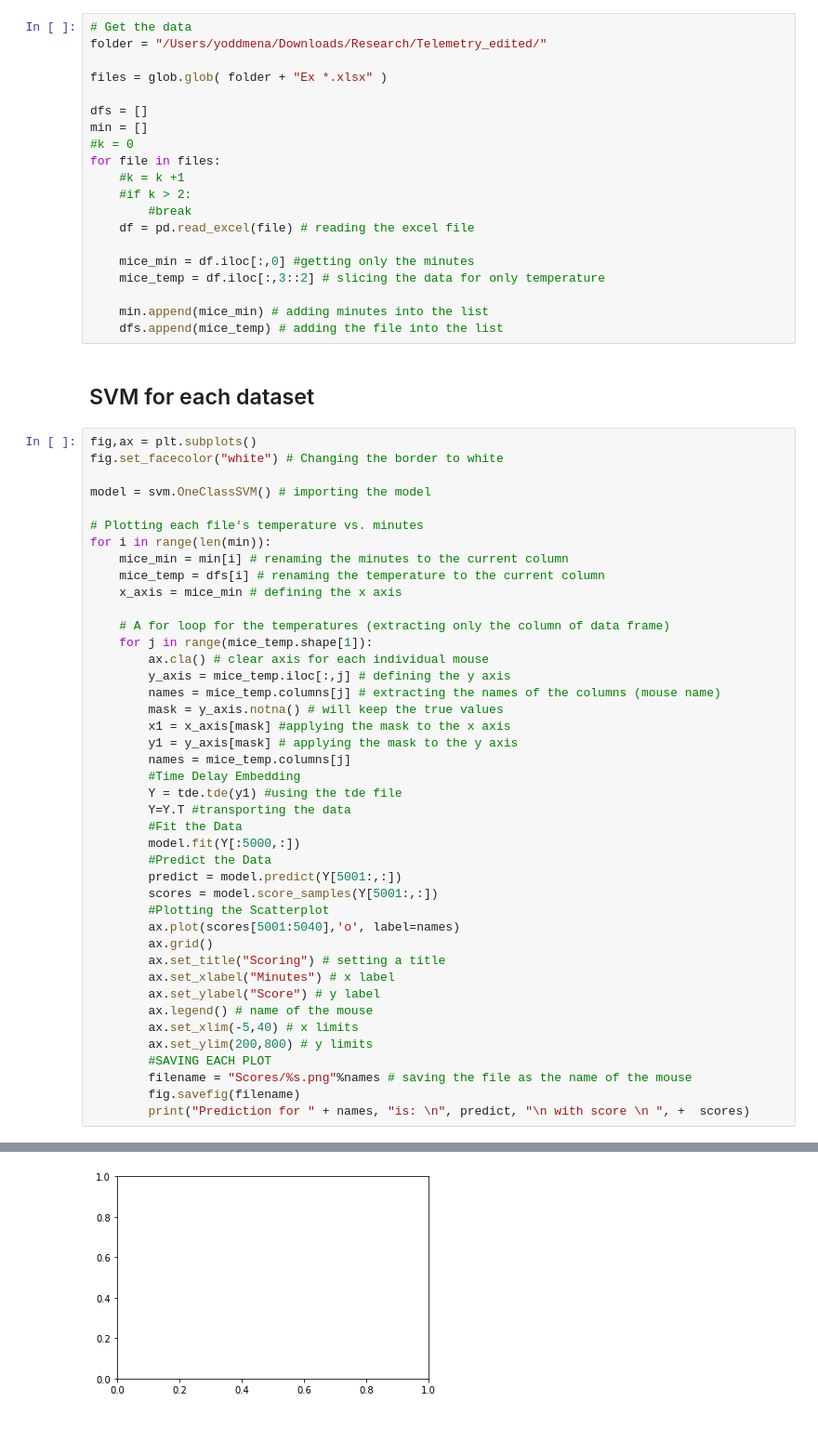
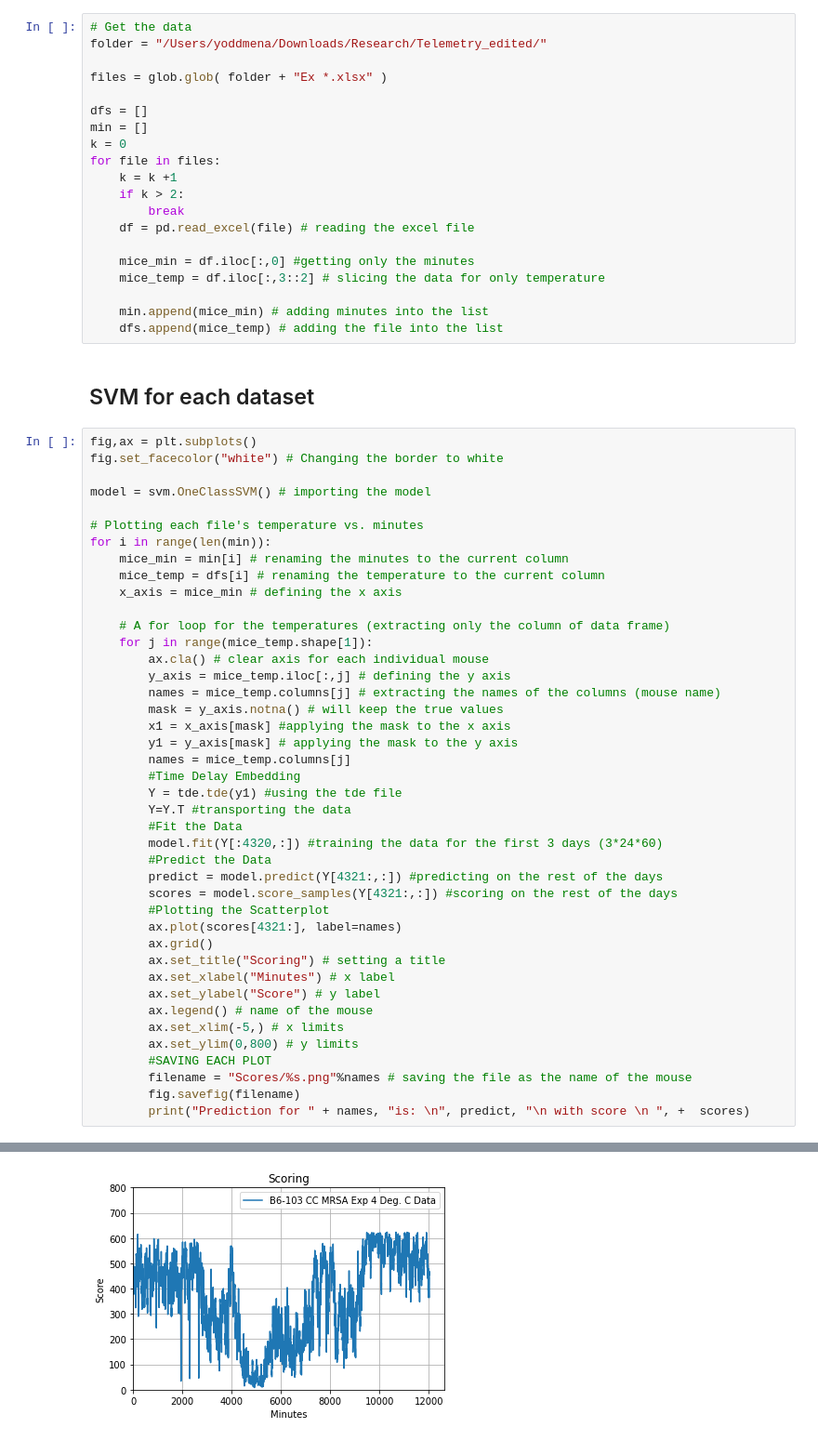
Before and after one commit to sheyaa/caterpillar_mset, a Jupyter notebook: mice_SVM_multiple_data.ipynb, the cells around one changed output, grey strips where cells are left out. Shown at 93% size. Cells and saved outputs as stored; diff of their text form.

Commit message:
Changed training and predicted intervals
Changed the training to be the first 3 days and the predicted on the rest of the days

```diff
--- a/mice_SVM_multiple_data.ipynb
+++ b/mice_SVM_multiple_data.ipynb
@@ -32,11 +32,11 @@ files = glob.glob( folder + "Ex *.xlsx" )
 
 dfs = []
 min = []
-#k = 0
+k = 0
 for file in files:
-    #k = k +1
-    #if k > 2:
-        #break
+    k = k +1
+    if k > 2:
+        break
     df = pd.read_excel(file) # reading the excel file
 
     mice_min = df.iloc[:,0] #getting only the minutes
@@ -71,19 +71,19 @@ for i in range(len(min)):
         Y = tde.tde(y1) #using the tde file
         Y=Y.T #transporting the data
         #Fit the Data
-        model.fit(Y[:5000,:])
+        model.fit(Y[:4320,:]) #training the data for the first 3 days (3*24*60)
         #Predict the Data
-        predict = model.predict(Y[5001:,:])
-        scores = model.score_samples(Y[5001:,:])
+        predict = model.predict(Y[4321:,:]) #predicting on the rest of the days
+        scores = model.score_samples(Y[4321:,:]) #scoring on the rest of the days
         #Plotting the Scatterplot
-        ax.plot(scores[5001:5040],'o', label=names)
+        ax.plot(scores[4321:], label=names)
         ax.grid()
         ax.set_title("Scoring") # setting a title
         ax.set_xlabel("Minutes") # x label
         ax.set_ylabel("Score") # y label
         ax.legend() # name of the mouse
-        ax.set_xlim(-5,40) # x limits
-        ax.set_ylim(200,800) # y limits
+        ax.set_xlim(-5,) # x limits
+        ax.set_ylim(0,800) # y limits
         #SAVING EACH PLOT
         filename = "Scores/%s.png"%names # saving the file as the name of the mouse
         fig.savefig(filename)
@@ -110 +109 @@ ValueError: Found array with 0 sample(s) (shape=(0, 3)) while a minimum of 1 is
-[figure, old version]
+[figure, new version]
```
Also changed, not shown: parts of 1 cell of this notebook, 27 other files.
